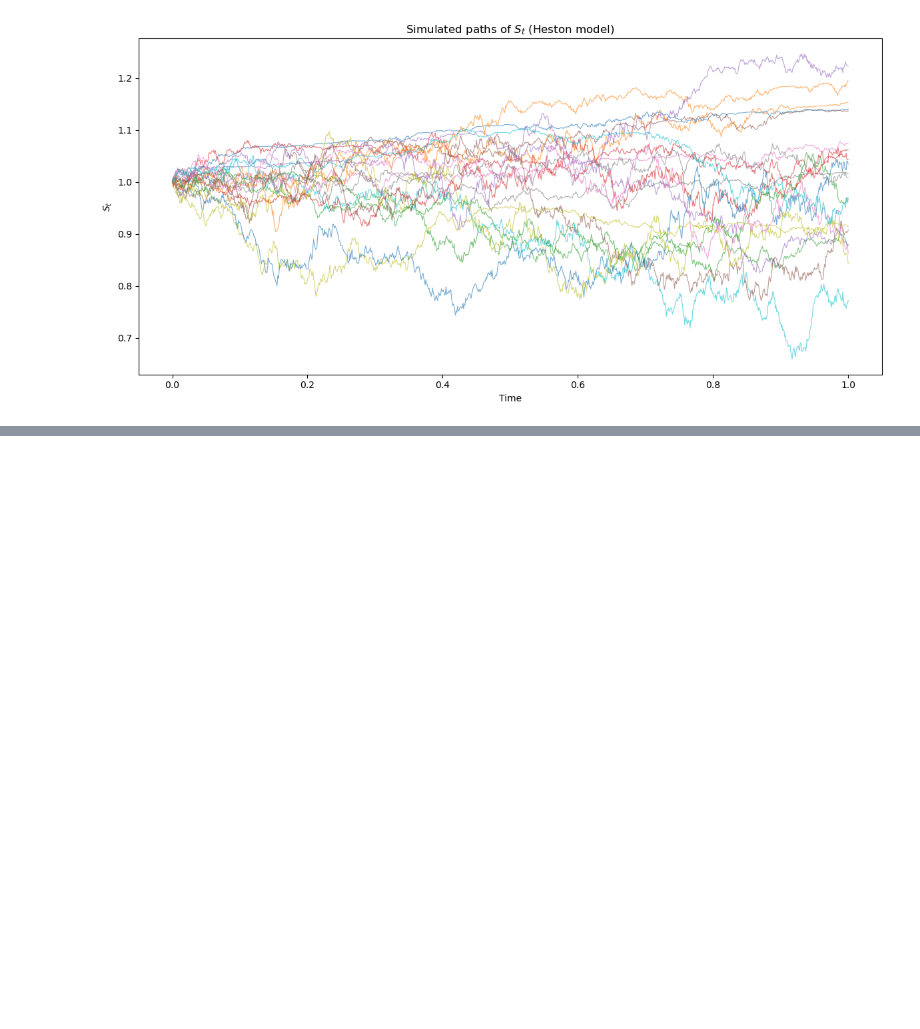
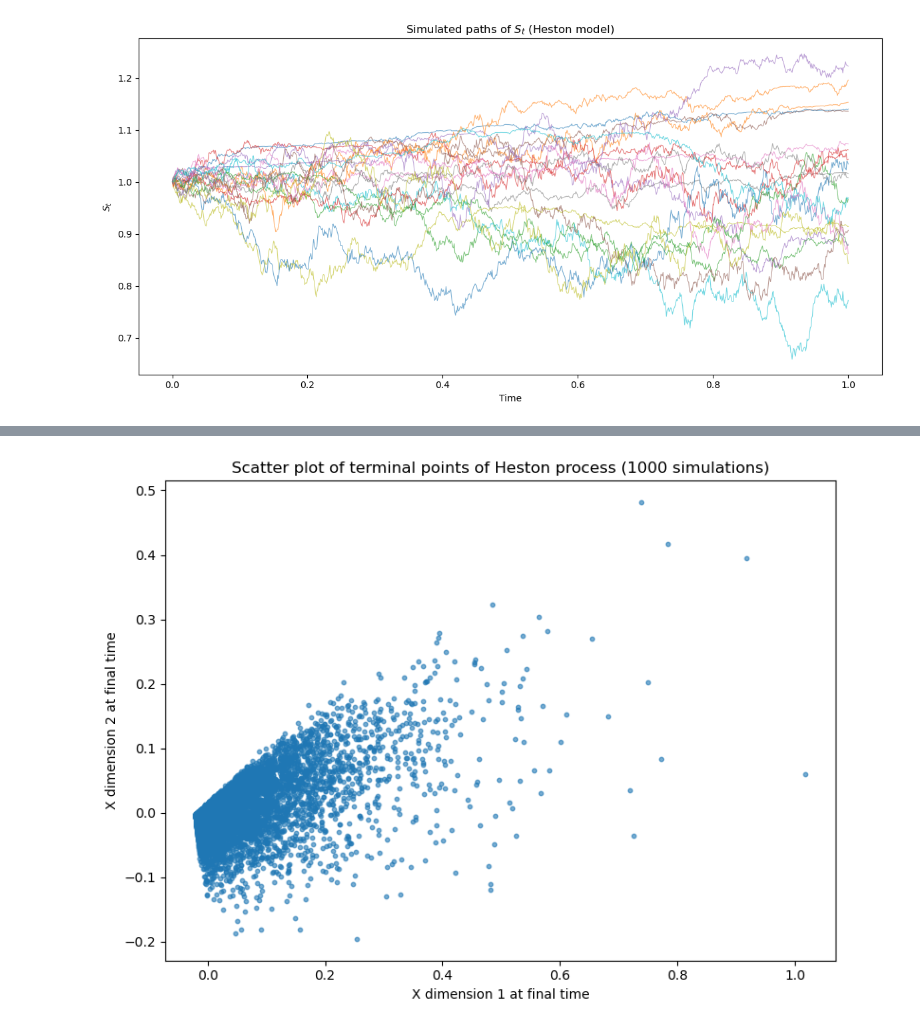
Before and after one commit to maxence2508/stage-cermics, a Jupyter notebook: second-order-schemes-for-multifactor-cir-and-heston-models.ipynb, the cells around one changed output, grey strips where cells are left out. Saved outputs shown, nothing was run; the diff lists cells and outputs as text; code cells hidden in the pictures; blank space fills up the shorter version.

```diff
--- a/second-order-schemes-for-multifactor-cir-and-heston-models.ipynb
+++ b/second-order-schemes-for-multifactor-cir-and-heston-models.ipynb
@@ -1237,0 +1274,19 @@ plot_with_CI(dt_values, means_weighted_call, stds_weighted_call,
+# %%
+# Run the simulations
+n_sim = 10**4
+X, Y, S = heston.simulate_path(T, N, n_simulation=n_sim, seed=42)
+
+# Extract the terminal points of X (at final time step N)
+X_final_dim1 = X[-1, :, 0]  # Final time step, all simulations, dimension 1
+X_final_dim2 = X[-1, :, 1]  # Final time step, all simulations, dimension 2
+
+plt.figure(figsize=(8, 6))
+plt.scatter(X_final_dim1, X_final_dim2, alpha=0.6, s=10)
+
+plt.xlabel('X dimension 1 at final time')
+plt.ylabel('X dimension 2 at final time')
+plt.title('Scatter plot of terminal points of Heston process (1000 simulations)')
+plt.tight_layout()
+plt.show()
+# %% [output]
+[figure, added]
```
Also changed, not shown: parts of 3 cells of this notebook.
